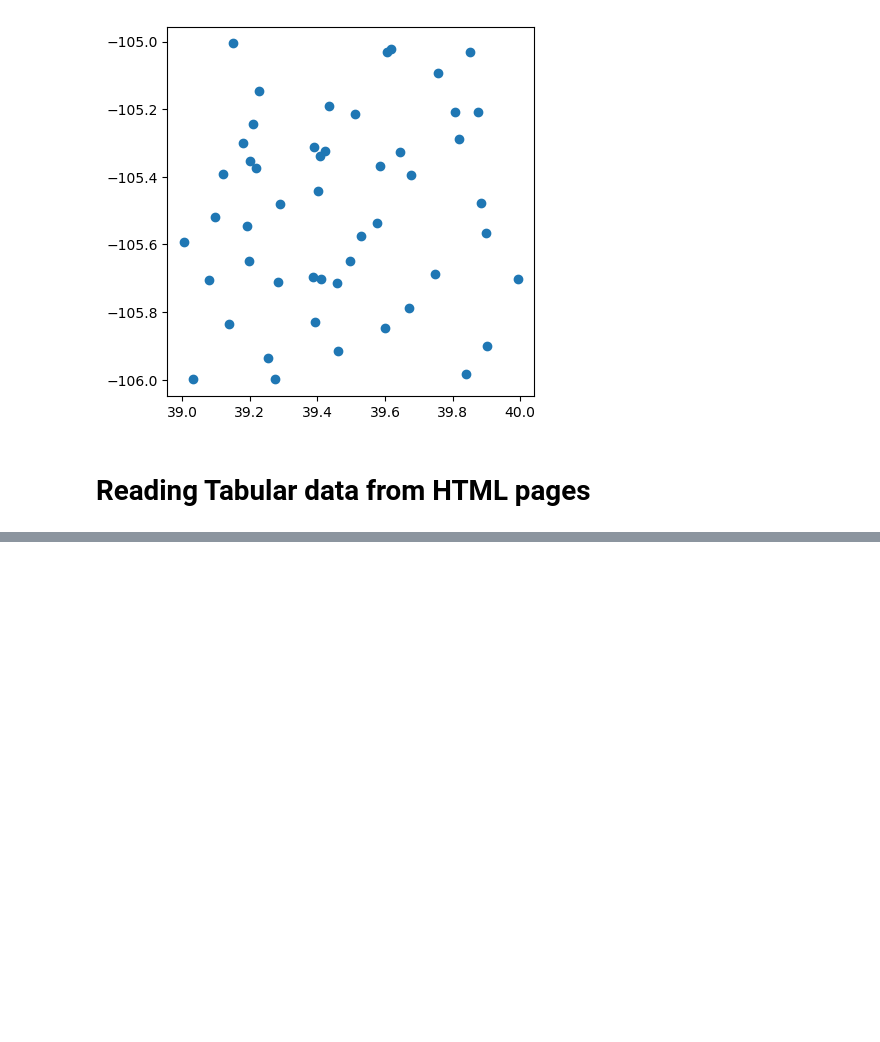
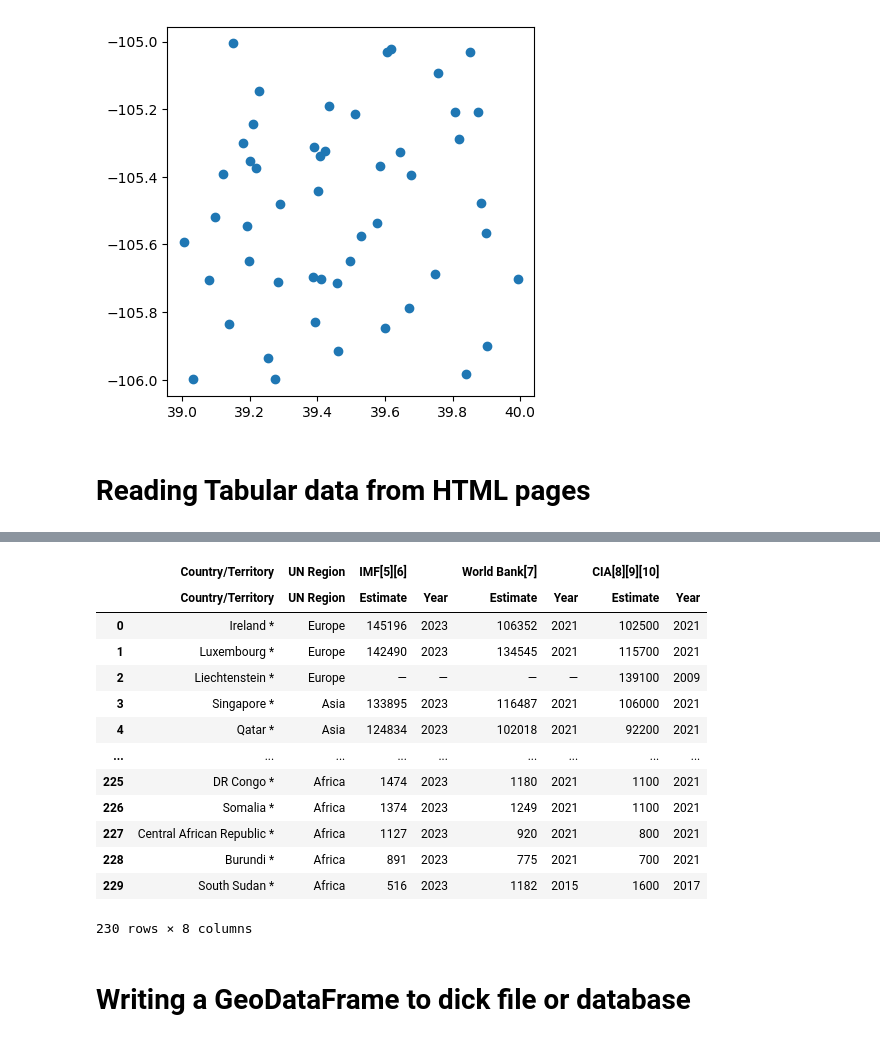
Before and after one commit to Ochwada/GeoAI-2023, a Jupyter notebook: Geospatial_DS_with_Python_GeoPandas/2_Advance_Tech_for_readingData.ipynb, the cells around one changed output, grey strips where cells are left out. Cells and saved outputs as stored; diff of their text form; code cells hidden in the pictures; blank space fills up the shorter version.

```diff
--- a/Geospatial_DS_with_Python_GeoPandas/2_Advance_Tech_for_readingData.ipynb
+++ b/Geospatial_DS_with_Python_GeoPandas/2_Advance_Tech_for_readingData.ipynb
@@ -206,0 +233,20 @@ albatross_spatial_cood.plot()
+# %%
+gpd_list = pd.read_html("https://en.wikipedia.org/wiki/List_of_countries_by_GDP_(PPP)_per_capita")
+gpd_list[1]
+# %% [output]
+|  | Country/Territory | UN Region | IMF[5][6] |  | World Bank[7] |  | CIA[8][9][10] |  |
+|  | Country/Territory | UN Region | Estimate | Year | Estimate | Year | Estimate | Year |
+| 0 | Ireland * | Europe | 145196 | 2023 | 106352 | 2021 | 102500 | 2021 |
+| 1 | Luxembourg * | Europe | 142490 | 2023 | 134545 | 2021 | 115700 | 2021 |
+| 2 | Liechtenstein * | Europe | — | — | — | — | 139100 | 2009 |
+| 3 | Singapore * | Asia | 133895 | 2023 | 116487 | 2021 | 106000 | 2021 |
+| 4 | Qatar * | Asia | 124834 | 2023 | 102018 | 2021 | 92200 | 2021 |
+| ... | ... | ... | ... | ... | ... | ... | ... | ... |
+| 225 | DR Congo * | Africa | 1474 | 2023 | 1180 | 2021 | 1100 | 2021 |
+| 226 | Somalia * | Africa | 1374 | 2023 | 1249 | 2021 | 1100 | 2021 |
+| 227 | Central African Republic * | Africa | 1127 | 2023 | 920 | 2021 | 800 | 2021 |
+| 228 | Burundi * | Africa | 891 | 2023 | 775 | 2021 | 700 | 2021 |
+| 229 | South Sudan * | Africa | 516 | 2023 | 1182 | 2015 | 1600 | 2017 |
+230 rows × 8 columns
+# %% [markdown]
+# Writing a GeoDataFrame to dick file or database
```
Also changed, not shown: parts of 9 cells of this notebook, 3 other files.
